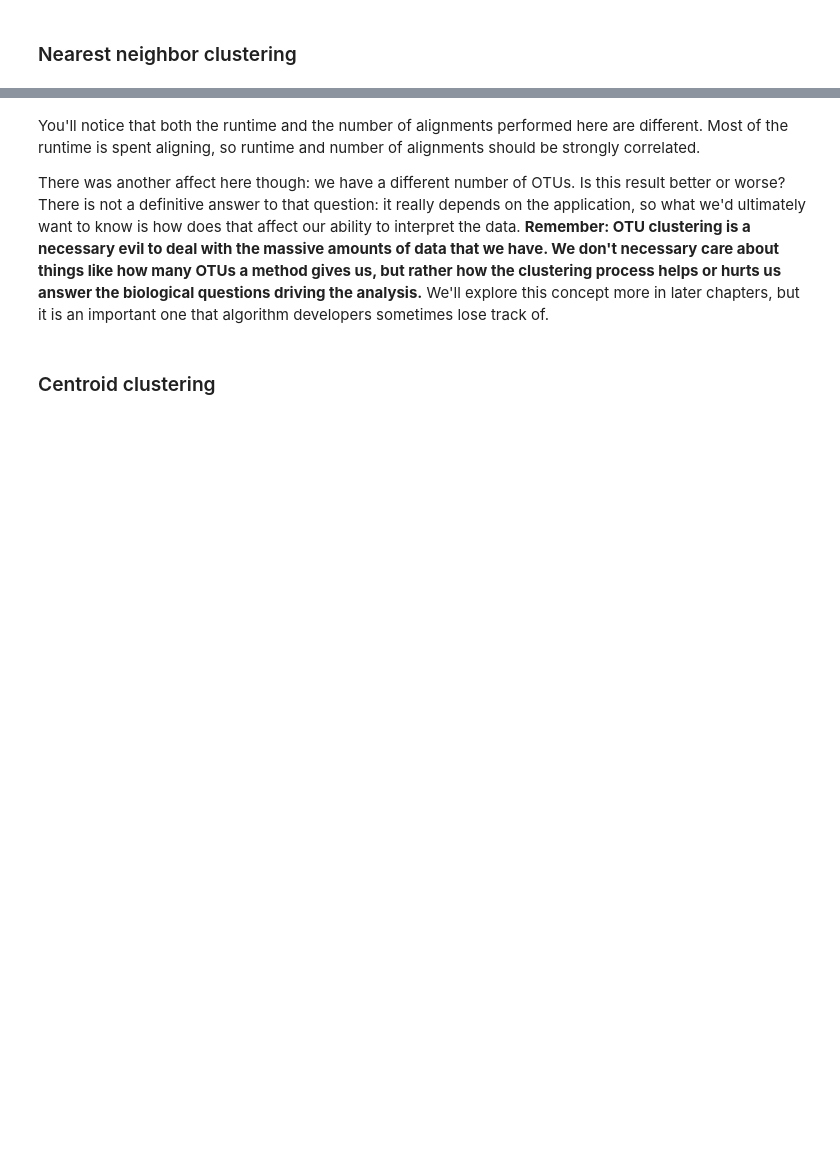
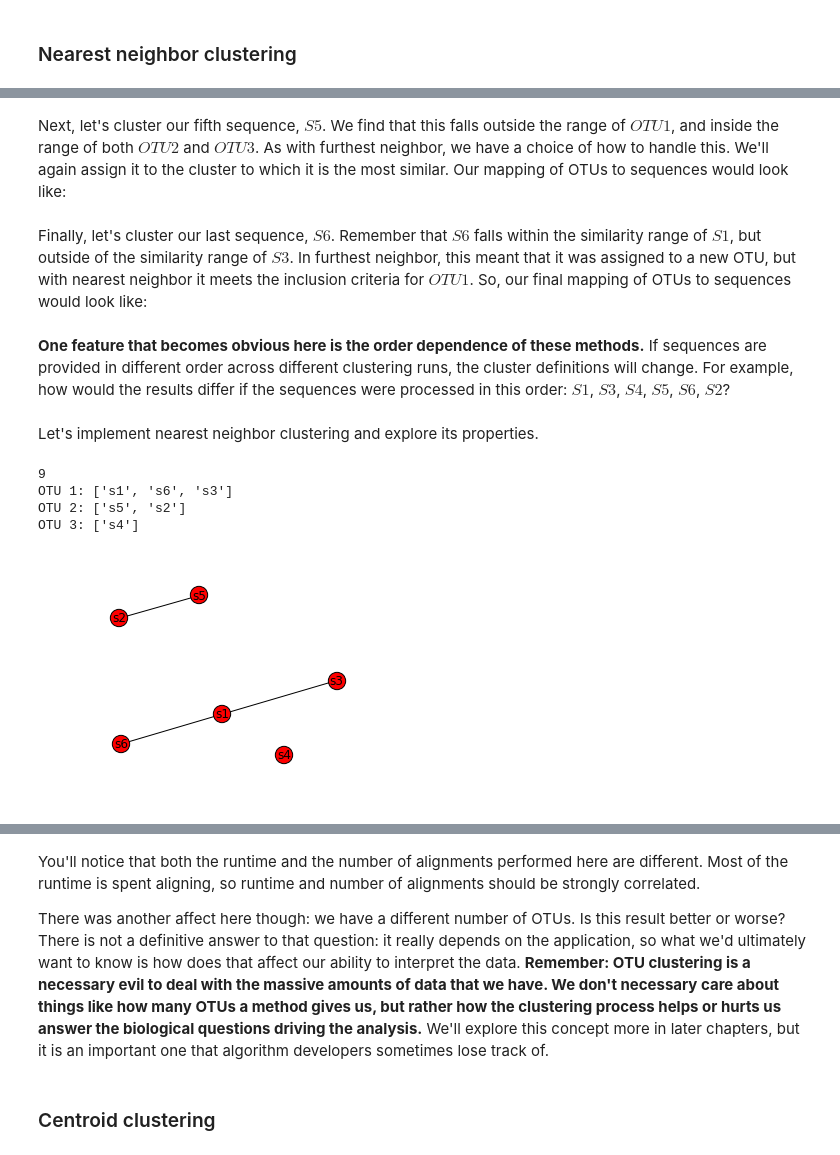
Before and after one commit to applied-bioinformatics/An-Introduction-To-Applied-Bioinformatics, a Jupyter notebook: fundamentals/sequence-mapping-and-clustering.ipynb, the cells around one changed output, grey strips where cells are left out. Cells and saved outputs as stored; diff of their text form; code cells hidden in the pictures; blank space fills up the shorter version.

```diff
--- a/fundamentals/sequence-mapping-and-clustering.ipynb
+++ b/fundamentals/sequence-mapping-and-clustering.ipynb
@@ -429 +345,30 @@ def nearest_neighbor_cluster(seqs, similarity_threshold):
+# %% [markdown]
+Next, let's cluster our fifth sequence, $S5$. We find that this falls outside the range of $OTU1$, and inside the range of both $OTU2$ and $OTU3$. As with furthest neighbor, we have a choice of how to handle this. We'll again assign it to the cluster to which it is the most similar. Our mapping of OTUs to sequences would look like:
+# %% [markdown]
+Finally, let's cluster our last sequence, $S6$. Remember that $S6$ falls within the similarity range of $S1$, but outside of the similarity range of $S3$. In furthest neighbor, this meant that it was assigned to a new OTU, but with nearest neighbor it meets the inclusion criteria for $OTU1$. So, our final mapping of OTUs to sequences would look like:
+# %% [markdown]
+**One feature that becomes obvious here is the order dependence of these methods.** If sequences are provided in different order across different clustering runs, the cluster definitions will change. For example, how would the results differ if the sequences were processed in this order: $S1$, $S3$, $S4$, $S5$, $S6$, $S2$?
+# %% [markdown]
+Let's implement nearest neighbor clustering and explore its properties.
+# %%
+def nearest_neighbor(seq, cluster, similarity_threshold, aligner):
+    alignment_results = []
+    for node in cluster.nodes_iter():
+        aln = aligner(seq, node)
+        percent_similarity = aln[0].fraction_same(aln[1])
+        alignment_results.append((node, percent_similarity))
+        if percent_similarity >= similarity_threshold:
+            return True, alignment_results
+    return False, alignment_results
+# %%
+clusters, num_alignments = cluster(aln1, 0.70,
+                                   nearest_neighbor, aligner=global_pairwise_align_nucleotide)
+print(num_alignments)
+show_clusters(clusters, plot_labels=True)
+# %% [output]
+9
+OTU 1: ['s1', 's6', 's3']
+OTU 2: ['s5', 's2']
+OTU 3: ['s4']
+[figure, added]
 # %%
```
Also changed, not shown: parts of 22 cells of this notebook.
